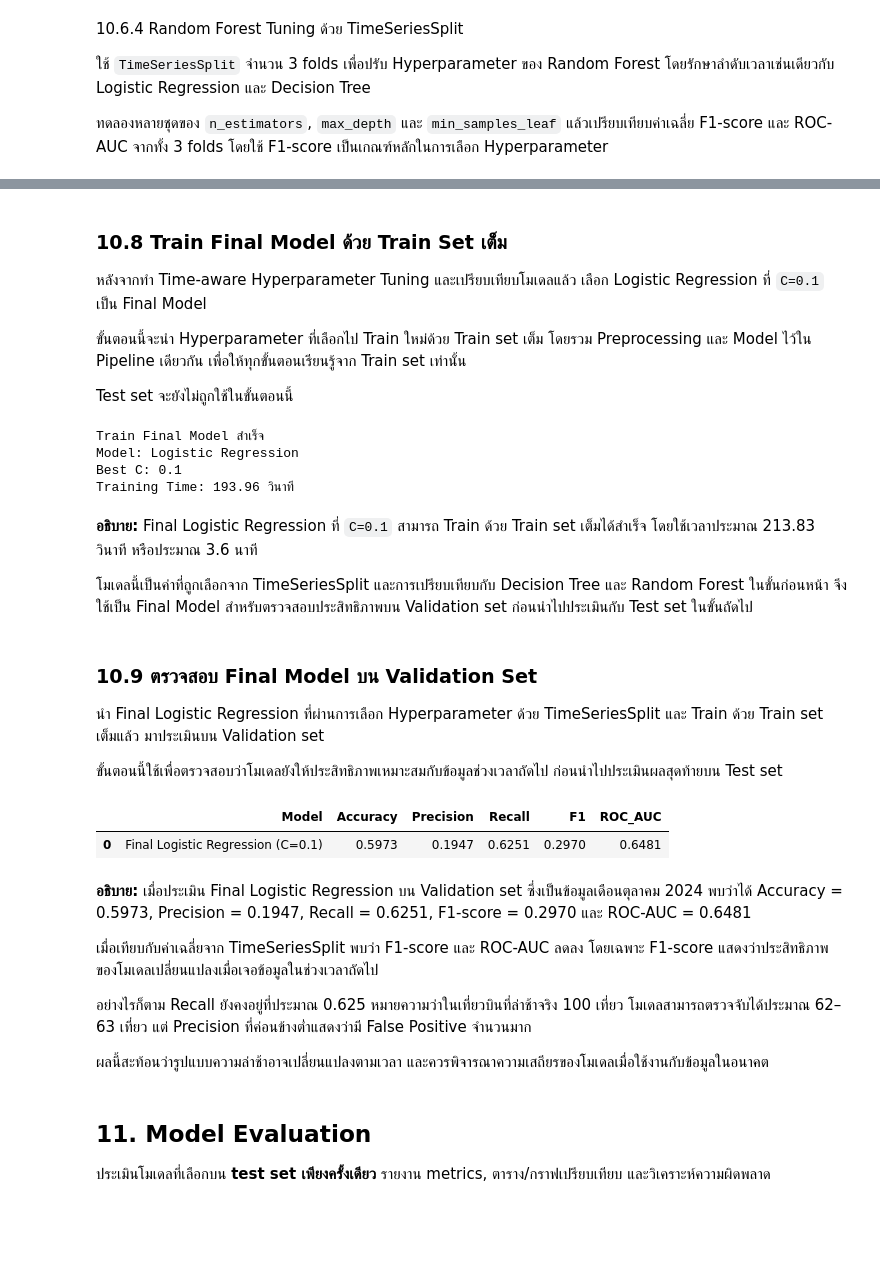
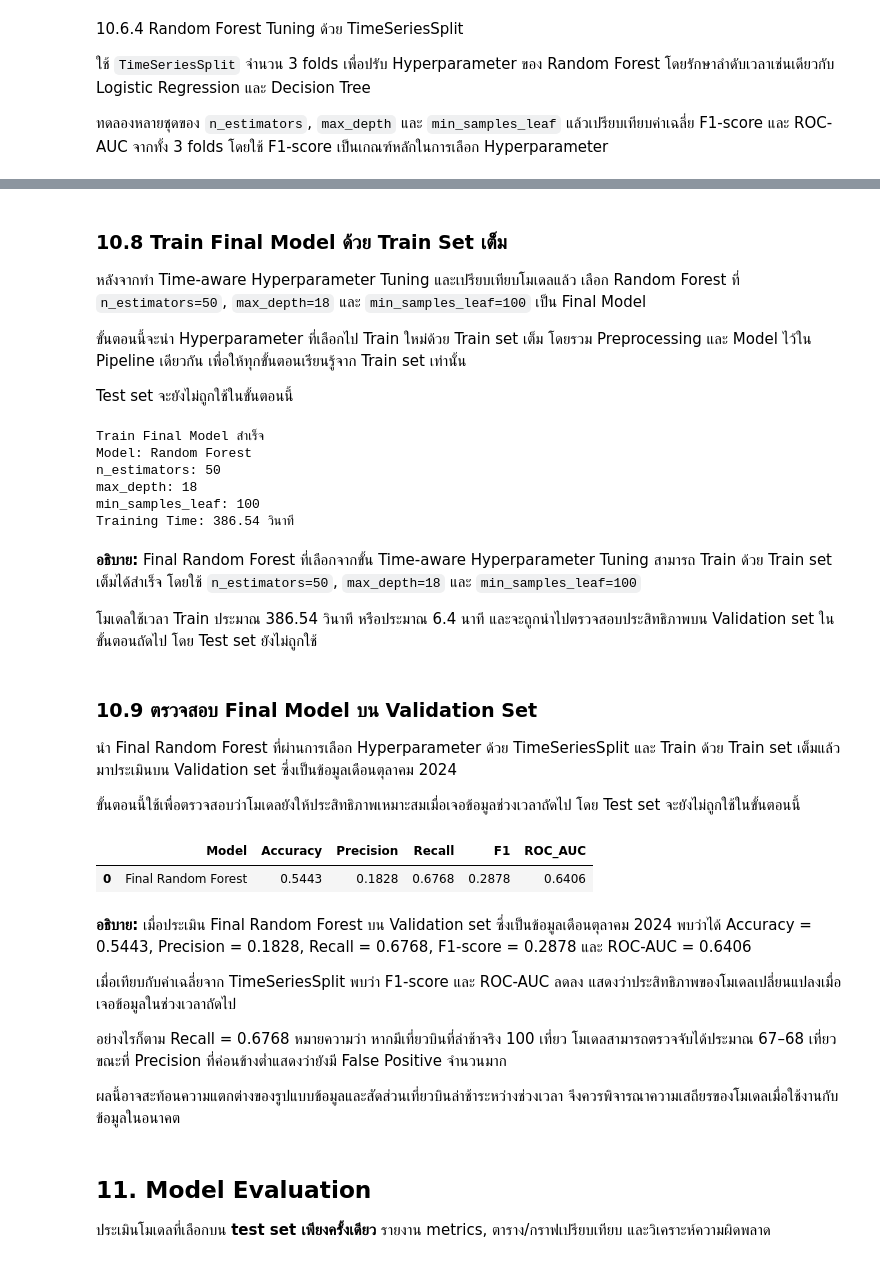
Before and after one commit to prapakronmu/project2_bigdata-G4, a Jupyter notebook: GROUP4_MiniProject_Part2_BigData_ML.ipynb, the cells around one changed output, grey strips where cells are left out. Saved outputs shown, nothing was run; the diff lists cells and outputs as text; code cells hidden in the pictures; blank space fills up the shorter version.

```diff
--- a/GROUP4_MiniProject_Part2_BigData_ML.ipynb
+++ b/GROUP4_MiniProject_Part2_BigData_ML.ipynb
@@ -3321,28 +3348,29 @@ Best Parameters: C=0.1
 # %% [markdown]
 ### 10.8 Train Final Model ด้วย Train Set เต็ม
 
-หลังจากทำ Time-aware Hyperparameter Tuning และเปรียบเทียบโมเดลแล้ว เลือก Logistic Regression ที่ `C=0.1` เป็น Final Model
+หลังจากทำ Time-aware Hyperparameter Tuning และเปรียบเทียบโมเดลแล้ว เลือก Random Forest ที่ `n_estimators=50`, `max_depth=18` และ `min_samples_leaf=100` เป็น Final Model
 
 ขั้นตอนนี้จะนำ Hyperparameter ที่เลือกไป Train ใหม่ด้วย Train set เต็ม โดยรวม Preprocessing และ Model ไว้ใน Pipeline เดียวกัน เพื่อให้ทุกขั้นตอนเรียนรู้จาก Train set เท่านั้น
 
 Test set จะยังไม่ถูกใช้ในขั้นตอนนี้
 # %%
-# 10.8 Train Final Logistic Regression ด้วย Train Set เต็ม
+# 10.8 Train Final Random Forest ด้วย Train Set เต็ม
 
 import time
 
 from sklearn.base import clone
 from sklearn.pipeline import Pipeline
-from sklearn.linear_model import LogisticRegression
+from sklearn.ensemble import RandomForestClassifier
 
 final_model = Pipeline(steps=[
     ("preprocessor", clone(preprocessor)),
-    ("model", LogisticRegression(
-        C=0.1,
-        solver="saga",
-        class_weight="balanced",
-        max_iter=200,
-        tol=1e-3,
+    ("model", RandomForestClassifier(
+        n_estimators=50,
+        max_depth=18,
+        min_samples_leaf=100,
+        max_features="sqrt",
+        class_weight="balanced_subsample",
+        n_jobs=-1,
         random_state=42
     ))
 ])
@@ -3354,67 +3382,71 @@ final_model.fit(X_train, y_train)
 final_training_time = time.time() - start_time
 
 print("Train Final Model สำเร็จ")
-print("Model: Logistic Regression")
-print("Best C: 0.1")
+print("Model: Random Forest")
+print("n_estimators: 50")
+print("max_depth: 18")
+print("min_samples_leaf: 100")
 print(f"Training Time: {final_training_time:.2f} วินาที")
 # %% [output]
 Train Final Model สำเร็จ
-Model: Logistic Regression
-Best C: 0.1
-Training Time: 193.96 วินาที
+Model: Random Forest
+n_estimators: 50
+max_depth: 18
+min_samples_leaf: 100
+Training Time: 386.54 วินาที
-# %% [markdown]
-**อธิบาย:** Final Logistic Regression ที่ `C=0.1` สามารถ Train ด้วย Train set เต็มได้สำเร็จ โดยใช้เวลาประมาณ 213.83 วินาที หรือประมาณ 3.6 นาที
-
-โมเดลนี้เป็นค่าที่ถูกเลือกจาก TimeSeriesSplit และการเปรียบเทียบกับ Decision Tree และ Random Forest ในขั้นก่อนหน้า จึงใช้เป็น Final Model สำหรับตรวจสอบประสิทธิภาพบน Validation set ก่อนนำไปประเมินกับ Test set ในขั้นถัดไป
+# %% [markdown]
+**อธิบาย:** Final Random Forest ที่เลือกจากขั้น Time-aware Hyperparameter Tuning สามารถ Train ด้วย Train set เต็มได้สำเร็จ โดยใช้ `n_estimators=50`, `max_depth=18` และ `min_samples_leaf=100`
+
+โมเดลใช้เวลา Train ประมาณ 386.54 วินาที หรือประมาณ 6.4 นาที และจะถูกนำไปตรวจสอบประสิทธิภาพบน Validation set ในขั้นตอนถัดไป โดย Test set ยังไม่ถูกใช้
 # %% [markdown]
 ### 10.9 ตรวจสอบ Final Model บน Validation Set
 
-นำ Final Logistic Regression ที่ผ่านการเลือก Hyperparameter ด้วย TimeSeriesSplit และ Train ด้วย Train set เต็มแล้ว มาประเมินบน Validation set
+นำ Final Random Forest ที่ผ่านการเลือก Hyperparameter ด้วย TimeSeriesSplit และ Train ด้วย Train set เต็มแล้ว มาประเมินบน Validation set ซึ่งเป็นข้อมูลเดือนตุลาคม 2024
 
-ขั้นตอนนี้ใช้เพื่อตรวจสอบว่าโมเดลยังให้ประสิทธิภาพเหมาะสมกับข้อมูลช่วงเวลาถัดไป ก่อนนำไปประเมินผลสุดท้ายบน Test set
+ขั้นตอนนี้ใช้เพื่อตรวจสอบว่าโมเดลยังให้ประสิทธิภาพเหมาะสมเมื่อเจอข้อมูลช่วงเวลาถัดไป โดย Test set จะยังไม่ถูกใช้ในขั้นตอนนี้
 # %%
-# 10.9 ประเมิน Final Model บน Validation Set
+# 10.9 ประเมิน Final Random Forest บน Validation Set
 
 from sklearn.metrics import (
     accuracy_score,
     precision_score,
     recall_score,
     f1_score,
     roc_auc_score
 )
 
 final_val_pred = final_model.predict(X_val)
 final_val_proba = final_model.predict_proba(X_val)[:, 1]
 
 final_val_result = pd.DataFrame([{
-    "Model": "Final Logistic Regression (C=0.1)",
+    "Model": "Final Random Forest",
     "Accuracy": accuracy_score(y_val, final_val_pred),
     "Precision": precision_score(y_val, final_val_pred, zero_division=0),
     "Recall": recall_score(y_val, final_val_pred, zero_division=0),
     "F1": f1_score(y_val, final_val_pred, zero_division=0),
     "ROC_AUC": roc_auc_score(y_val, final_val_proba)
 }])
 
 display(
     final_val_result.style.format({
         "Accuracy": "{:.4f}",
         "Precision": "{:.4f}",
         "Recall": "{:.4f}",
         "F1": "{:.4f}",
         "ROC_AUC": "{:.4f}"
     })
 )
 # %% [output]
 |  | Model | Accuracy | Precision | Recall | F1 | ROC_AUC |
-| 0 | Final Logistic Regression (C=0.1) | 0.5973 | 0.1947 | 0.6251 | 0.2970 | 0.6481 |
+| 0 | Final Random Forest | 0.5443 | 0.1828 | 0.6768 | 0.2878 | 0.6406 |
 # %% [markdown]
-**อธิบาย:** เมื่อประเมิน Final Logistic Regression บน Validation set ซึ่งเป็นข้อมูลเดือนตุลาคม 2024 พบว่าได้ Accuracy = 0.5973, Precision = 0.1947, Recall = 0.6251, F1-score = 0.2970 และ ROC-AUC = 0.6481
+**อธิบาย:** เมื่อประเมิน Final Random Forest บน Validation set ซึ่งเป็นข้อมูลเดือนตุลาคม 2024 พบว่าได้ Accuracy = 0.5443, Precision = 0.1828, Recall = 0.6768, F1-score = 0.2878 และ ROC-AUC = 0.6406
 
-เมื่อเทียบกับค่าเฉลี่ยจาก TimeSeriesSplit พบว่า F1-score และ ROC-AUC ลดลง โดยเฉพาะ F1-score แสดงว่าประสิทธิภาพของโมเดลเปลี่ยนแปลงเมื่อเจอข้อมูลในช่วงเวลาถัดไป
+เมื่อเทียบกับค่าเฉลี่ยจาก TimeSeriesSplit พบว่า F1-score และ ROC-AUC ลดลง แสดงว่าประสิทธิภาพของโมเดลเปลี่ยนแปลงเมื่อเจอข้อมูลในช่วงเวลาถัดไป
 
-อย่างไรก็ตาม Recall ยังคงอยู่ที่ประมาณ 0.625 หมายความว่าในเที่ยวบินที่ล่าช้าจริง 100 เที่ยว โมเดลสามารถตรวจจับได้ประมาณ 62–63 เที่ยว แต่ Precision ที่ค่อนข้างต่ำแสดงว่ามี False Positive จำนวนมาก
+อย่างไรก็ตาม Recall = 0.6768 หมายความว่า หากมีเที่ยวบินที่ล่าช้าจริง 100 เที่ยว โมเดลสามารถตรวจจับได้ประมาณ 67–68 เที่ยว ขณะที่ Precision ที่ค่อนข้างต่ำแสดงว่ายังมี False Positive จำนวนมาก
 
-ผลนี้สะท้อนว่ารูปแบบความล่าช้าอาจเปลี่ยนแปลงตามเวลา และควรพิจารณาความเสถียรของโมเดลเมื่อใช้งานกับข้อมูลในอนาคต
+ผลนี้อาจสะท้อนความแตกต่างของรูปแบบข้อมูลและสัดส่วนเที่ยวบินล่าช้าระหว่างช่วงเวลา จึงควรพิจารณาความเสถียรของโมเดลเมื่อใช้งานกับข้อมูลในอนาคต
 # %% [markdown]
 ## 11. Model Evaluation
 ประเมินโมเดลที่เลือกบน **test set เพียงครั้งเดียว** รายงาน metrics, ตาราง/กราฟเปรียบเทียบ และวิเคราะห์ความผิดพลาด
```
Also changed, not shown: parts of 20 cells of this notebook.
